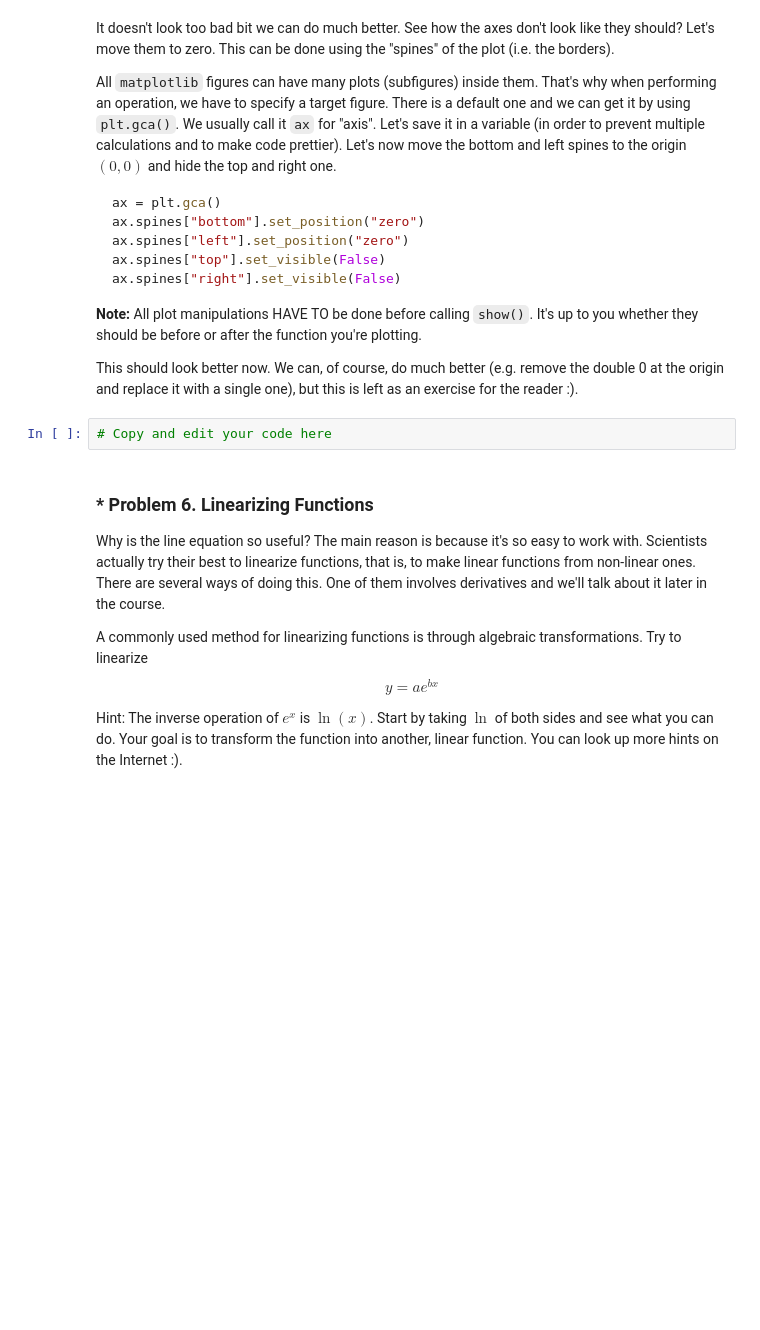
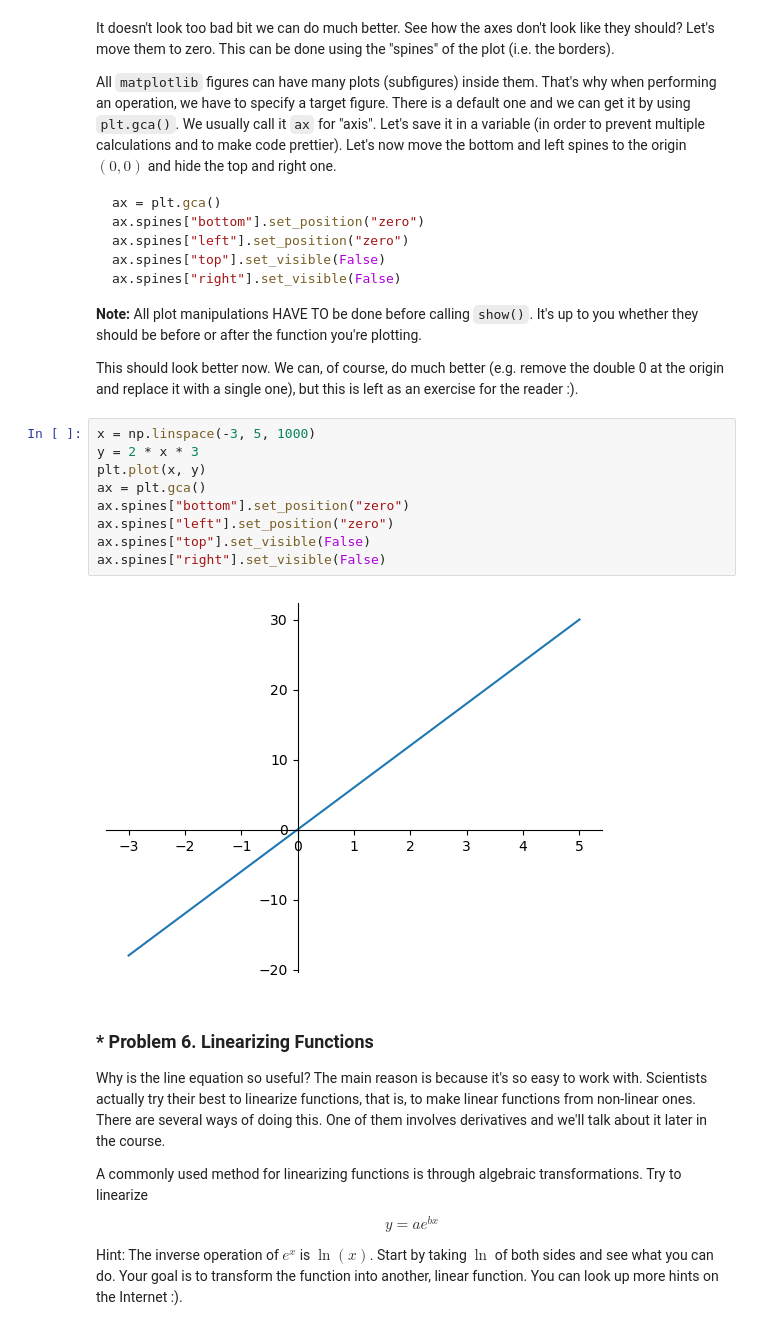
Before and after one commit to cerealBoxx/softuni-math-concepts-for-developers, a Jupyter notebook: 02.High-School-Maths-Exercise/High-School Maths Exercise.ipynb, the cells around one changed output. Cells and saved outputs as stored; diff of their text form; blank space fills up the shorter version.

```diff
--- a/02.High-School-Maths-Exercise/High-School Maths Exercise.ipynb
+++ b/02.High-School-Maths-Exercise/High-School Maths Exercise.ipynb
@@ -376,8 +426,17 @@ ax.spines["right"].set_visible(False)
 **Note:** All plot manipulations HAVE TO be done before calling `show()`. It's up to you whether they should be before or after the function you're plotting.
 
 This should look better now. We can, of course, do much better (e.g. remove the double 0 at the origin and replace it with a single one), but this is left as an exercise for the reader :).
-# %%
-# Copy and edit your code here
+# %%
+x = np.linspace(-3, 5, 1000)
+y = 2 * x * 3
+plt.plot(x, y)
+ax = plt.gca()
+ax.spines["bottom"].set_position("zero")
+ax.spines["left"].set_position("zero")
+ax.spines["top"].set_visible(False)
+ax.spines["right"].set_visible(False)
+# %% [output]
+[figure, added]
 # %% [markdown]
 ### * Problem 6. Linearizing Functions
 Why is the line equation so useful? The main reason is because it's so easy to work with. Scientists actually try their best to linearize functions, that is, to make linear functions from non-linear ones. There are several ways of doing this. One of them involves derivatives and we'll talk about it later in the course.
```
Also changed, not shown: parts of 13 cells of this notebook.
